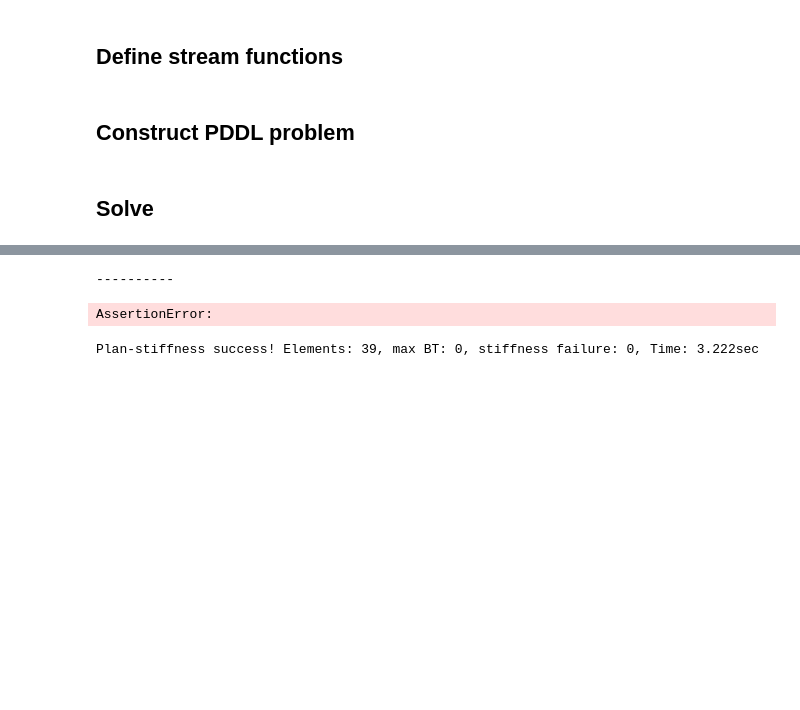
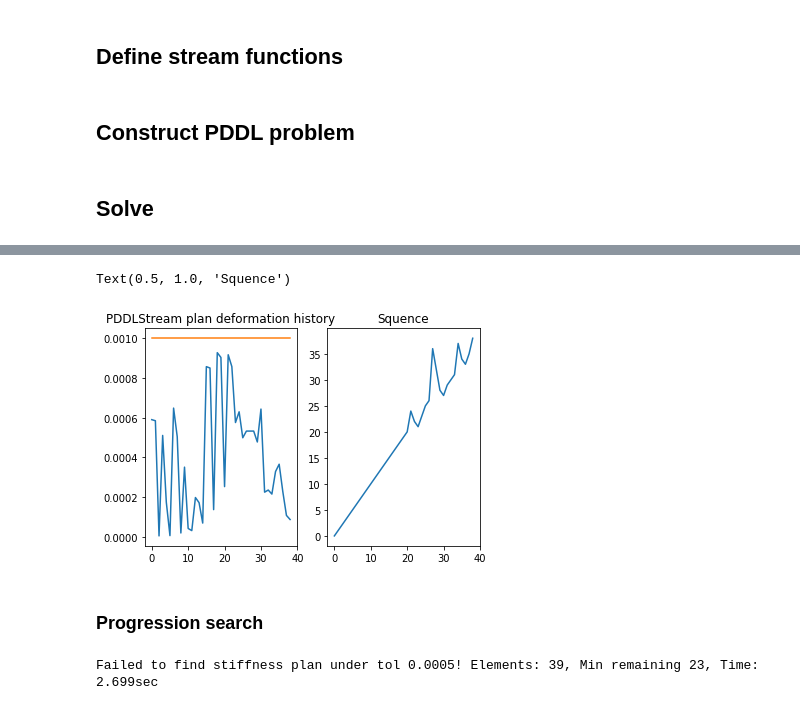
Before and after one commit to yijiangh/coop_assembly, a Jupyter notebook: src/coop_assembly/planning/pddl_playground.ipynb, the cells around one changed output, grey strips where cells are left out. Cells and saved outputs as stored; diff of their text form; code cells hidden in the pictures; blank space fills up the shorter version.

Commit message:
additive scaffolds working!

```diff
--- a/src/coop_assembly/planning/pddl_playground.ipynb
+++ b/src/coop_assembly/planning/pddl_playground.ipynb
@@ -117,7 +143,7 @@ from coop_assembly.planning.utils import compute_z_distance, check_connected, Co
 from coop_assembly.planning.stiffness import test_stiffness
 
 def get_wild_remove_element_gen_fn(bar_struct, element_from_index, grounded_elements, connectors, debug=False, use_fluent=True, \
-    connectivity=True, stiffness=True, checker_info=(None,None)):
+    connectivity=True, stiffness=True, checker_info=(None,None), verbose=False):
     def wild_gen_fn(robot_name, element, fluents=[]):
         next_printed = set()
         for fact in fluents:
@@ -129,8 +155,9 @@ def get_wild_remove_element_gen_fn(bar_struct, element_from_index, grounded_elem
 
         assert element in next_printed
         next_printed = next_printed - {element}
-        print('---')
-        print('Remove E{} - fluent printed ({}): {}'.format(element, len(next_printed), sorted(next_printed)))
+        if verbose:
+            print('---')
+            print('Remove E{} - fluent printed ({}): {}'.format(element, len(next_printed), sorted(next_printed)))
 
         # # * partial ordering
         # if ordering and (outgoing_from_element[element] & next_printed):
@@ -140,12 +167,12 @@ def get_wild_remove_element_gen_fn(bar_struct, element_from_index, grounded_elem
 
         # * connectivity
         if connectivity and not check_connected(connectors, grounded_elements, next_printed):
-            cprint('Connectivity fails.', 'red')
+            if verbose: cprint('Connectivity fails.', 'red')
             return
 
         if stiffness and not test_stiffness(bar_struct, next_printed, checker=checker_info[0],
-            fem_element_from_bar_id=checker_info[1]):
-            cprint('Stiffness fails.', 'red')
+            fem_element_from_bar_id=checker_info[1], verbose=verbose):
+            if verbose: cprint('Stiffness fails.', 'red')
             return
 
         if debug:
@@ -214,3 +288,8 @@ debug = False
 # constraint
 stiffness = True
 forward = True
+allow_scaffold = True
+costs = False
+verbose = False
+
+trans_tol = 0.0005
@@ -295,20 +419,45 @@ TypeError: unsupported operand type(s) for +: 'set' and 'set'
 from pddlstream.language.constants import print_plan, is_plan
 
 plan, _, facts = solution
-print('-'*10)
+# print('-'*10)
 print_plan(plan)
 assert is_plan(plan)
 
-print('='*10)
-place_actions = [action for action in reversed(plan) if action.name == 'remove_element']
-commands = []
+if not forward:
+    actions = [action for action in reversed(plan) if action.name == 'remove_element']
+else:
+    actions = [action for action in plan if action.name == 'add_element']
+element_sequence = [ac.args[2] for ac in actions]
-# %% [output]
-----------
-AssertionError:
+# %%
+from coop_assembly.planning.validator import compute_plan_deformation
+
+translations = compute_plan_deformation(bar_struct, element_sequence)
+# %%
+import matplotlib.pyplot as plt
+from coop_assembly.planning.stiffness import TRANS_TOL
+
+plt.figure(1)
+plt.subplot(121)
+plt.plot([t[1] for t in translations])
+plt.plot([TRANS_TOL for _ in translations])
+plt.title('PDDLStream plan deformation history')
+
+plt.subplot(122)
+plt.plot(element_sequence)
+plt.title('Squence')
+# %% [output]
+Text(0.5, 1.0, 'Squence')
+[figure, added]
+# %% [markdown]
+### Progression search
 # %%
 from coop_assembly.planning.stiffness import plan_stiffness
+from coop_assembly.planning.validator import compute_plan_deformation
+
 # progression search
-progression_sequence = plan_stiffness(bar_struct, all_elements, stiffness=True, heuristic='z', max_time=pp.INF,
+progression_sequence = plan_stiffness(bar_struct, all_elements, trans_tol=trans_tol, stiffness=True, heuristic='z', max_time=pp.INF,
     max_backtrack=0, verbose=False)
+
+translations = compute_plan_deformation(bar_struct, progression_sequence)
 # %% [output]
-Plan-stiffness success! Elements: 39, max BT: 0, stiffness failure: 0, Time: 3.222sec
+Failed to find stiffness plan under tol 0.0005! Elements: 39, Min remaining 23, Time: 2.699sec
```
Also changed, not shown: parts of 14 cells of this notebook, 7 other files.
